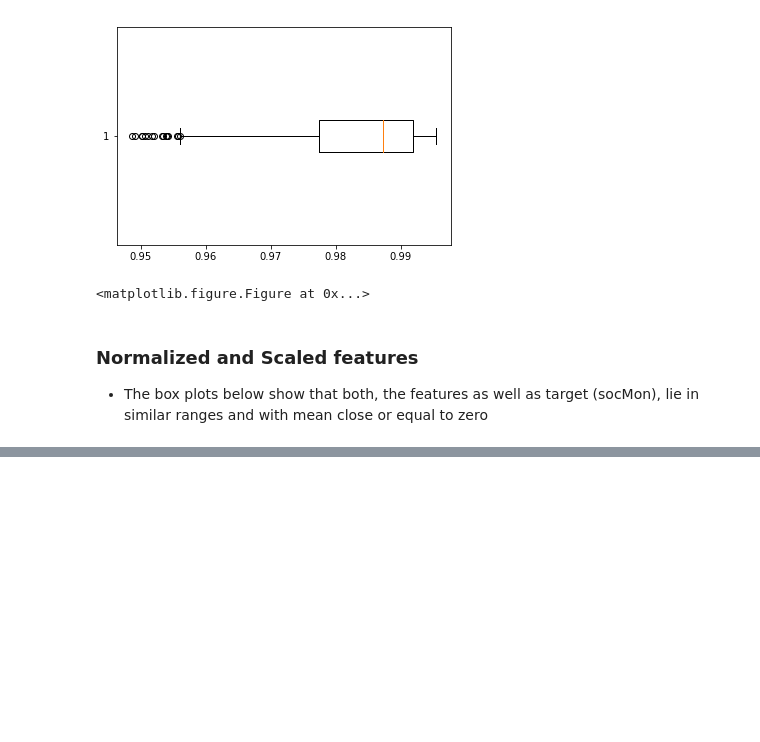
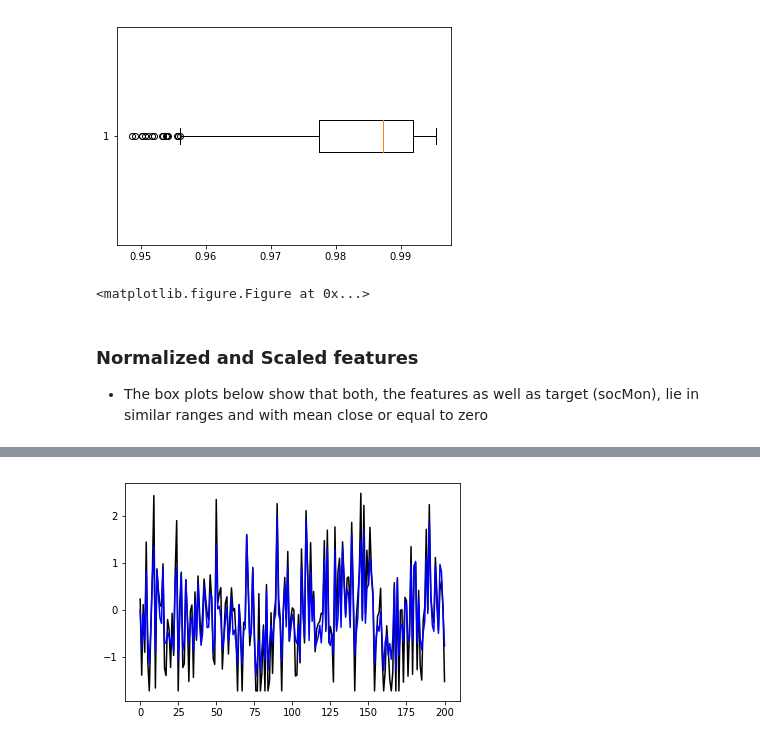
Before and after one commit to vharavu/mlnd-capstone, a Jupyter notebook: battSoC.ipynb, the cells around one changed output, grey strips where cells are left out. Drawn from its saved outputs; the diff is of its cells as text; code cells hidden in the pictures; blank space fills up the shorter version.

```diff
--- a/battSoC.ipynb
+++ b/battSoC.ipynb
@@ -209,0 +372,10 @@ btSoc = normAndScaled_data[:,4]
+# %%
+plt.plot(y_test,  color='black')
+plt.plot(y_pred,  color='blue')
+
+#plt.xticks(())
+#plt.yticks(())
+
+plt.show()
+# %% [output]
+[figure, added]
```
Also changed, not shown: parts of 15 cells of this notebook.
